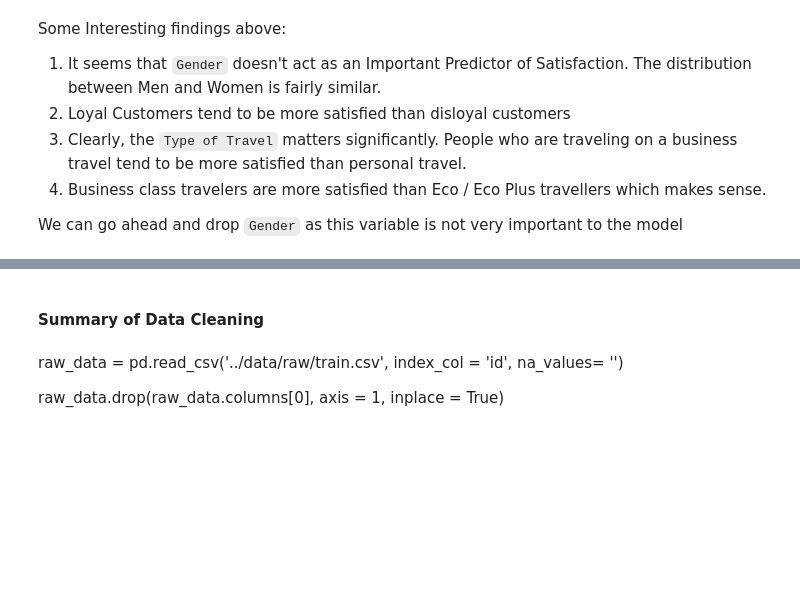
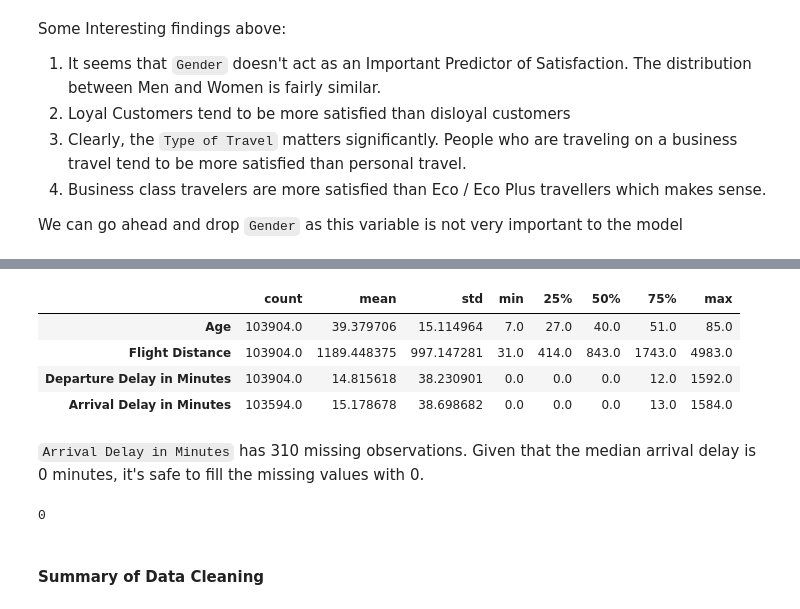
Before and after one commit to neeldeorukhkar/predict_customer_sat, a Jupyter notebook: notebooks/01_data_wrangling.ipynb, the cells around one changed output, grey strips where cells are left out. Saved outputs shown, nothing was run; the diff lists cells and outputs as text; code cells hidden in the pictures; blank space fills up the shorter version.

```diff
--- a/notebooks/01_data_wrangling.ipynb
+++ b/notebooks/01_data_wrangling.ipynb
@@ -205,0 +244,18 @@ memory usage: 24.0+ MB
+# %%
+continuous_cols = ['Age', 'Flight Distance', 'Departure Delay in Minutes', 'Arrival Delay in Minutes']
+# %%
+raw_data[continuous_cols].describe().T
+# %% [output]
+|  | count | mean | std | min | 25% | 50% | 75% | max |
+| Age | 103904.0 | 39.379706 | 15.114964 | 7.0 | 27.0 | 40.0 | 51.0 | 85.0 |
+| Flight Distance | 103904.0 | 1189.448375 | 997.147281 | 31.0 | 414.0 | 843.0 | 1743.0 | 4983.0 |
+| Departure Delay in Minutes | 103904.0 | 14.815618 | 38.230901 | 0.0 | 0.0 | 0.0 | 12.0 | 1592.0 |
+| Arrival Delay in Minutes | 103594.0 | 15.178678 | 38.698682 | 0.0 | 0.0 | 0.0 | 13.0 | 1584.0 |
+# %% [markdown]
+`Arrival Delay in Minutes` has 310 missing observations. Given that the median arrival delay is 0 minutes, it's safe to fill the missing values with 0.
+# %%
+#Fill Arrival Delay in Minutes with 0
+raw_data['Arrival Delay in Minutes'].fillna(0, inplace = True)
+print(raw_data['Arrival Delay in Minutes'].isnull().sum())
+# %% [output]
+0
@@ -206,6 +265,2 @@ memory usage: 24.0+ MB
 # %% [markdown]
 #### Summary of Data Cleaning
-# %% [markdown]
-raw_data = pd.read_csv('../data/raw/train.csv', index_col = 'id', na_values= '')
-
-raw_data.drop(raw_data.columns[0], axis = 1, inplace = True)
```
Also changed, not shown: parts of 10 cells of this notebook.
